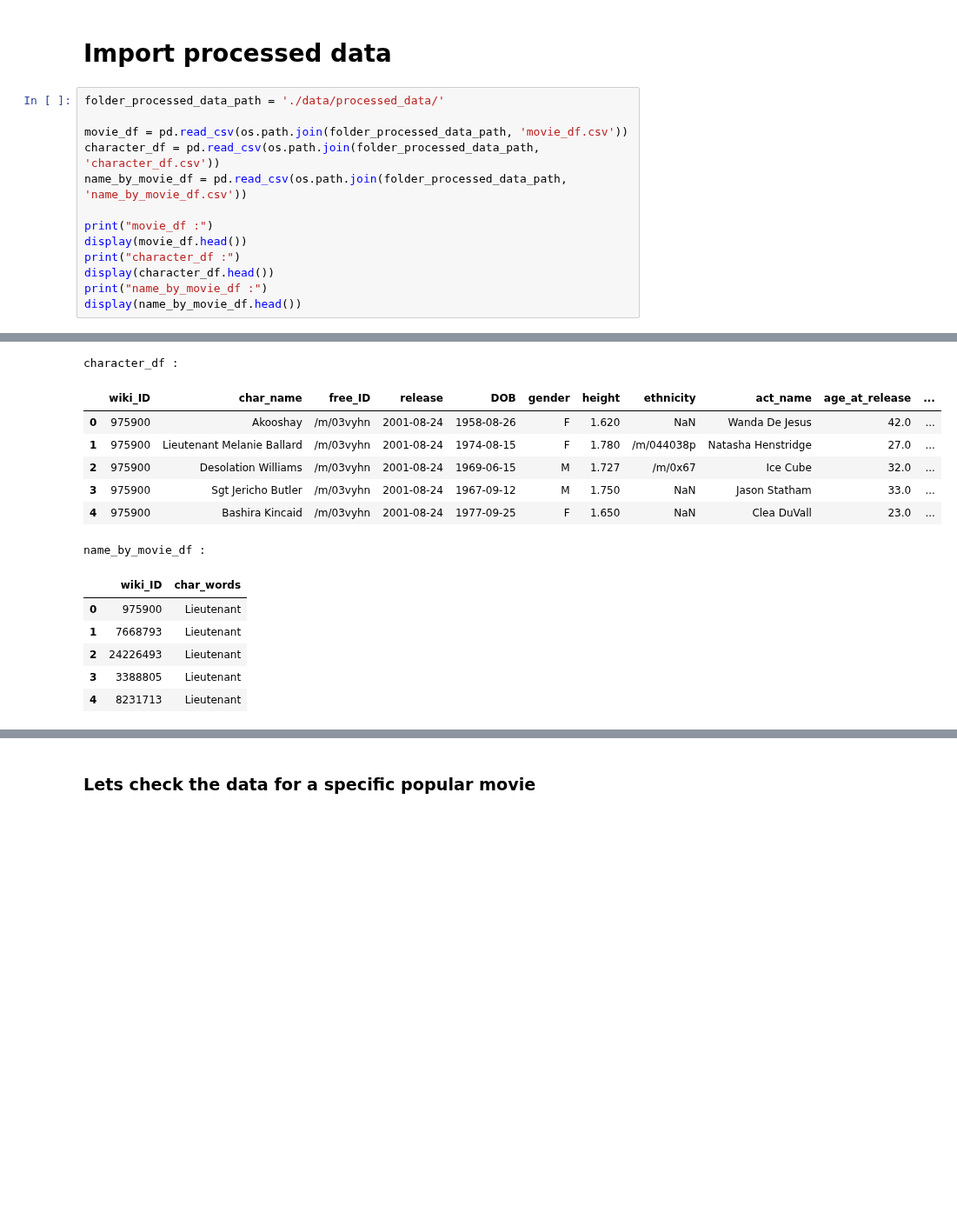
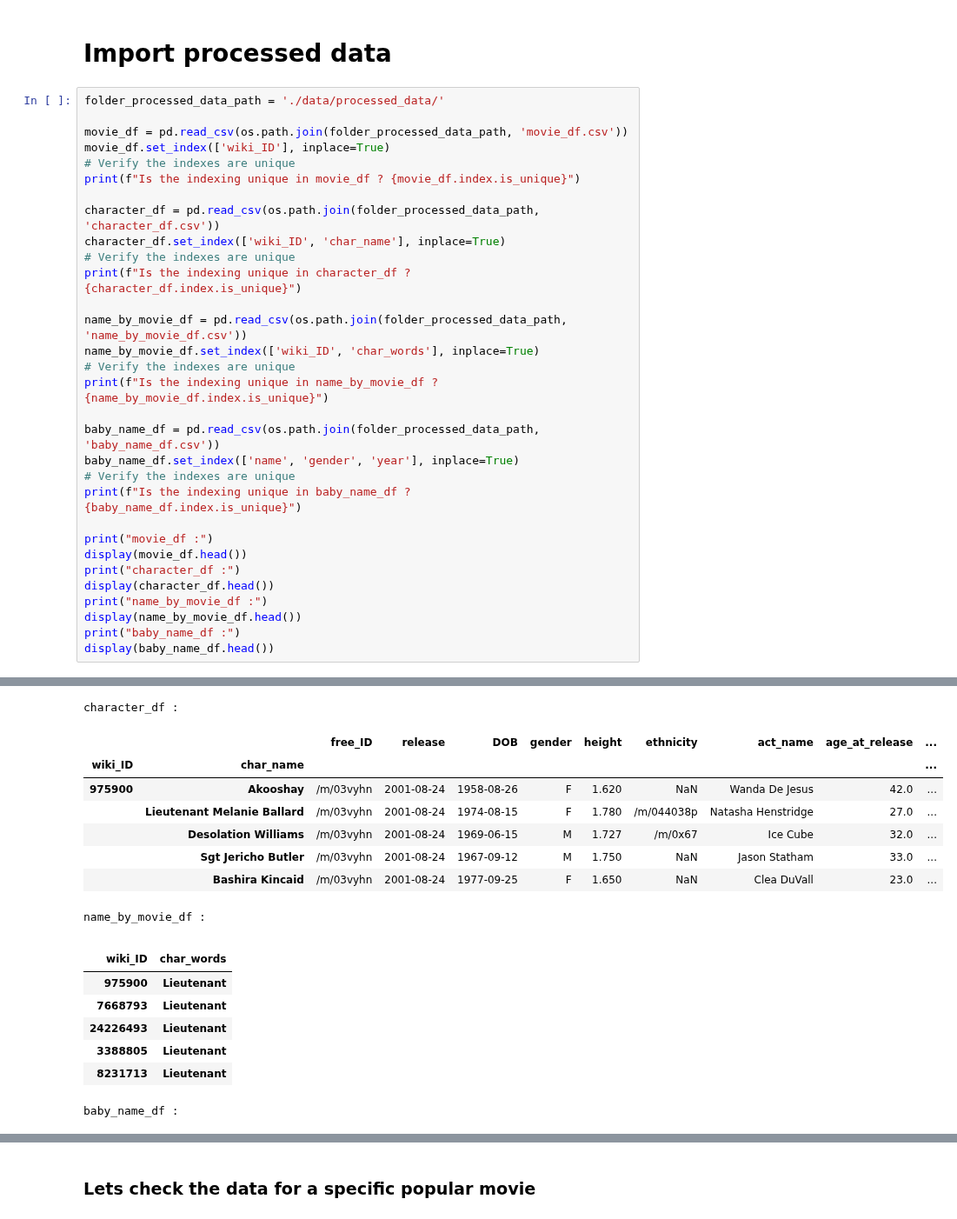
Before and after one commit to epfl-ada/ada-2023-project-abadakor, a Jupyter notebook: ada_project_P2.ipynb, the cells around one changed output, grey strips where cells are left out. Shown at 87% size. Cells and saved outputs as stored; diff of their text form; blank space fills up the shorter version.

```diff
--- a/ada_project_P2.ipynb
+++ b/ada_project_P2.ipynb
@@ -10,8 +10,24 @@ import os
 folder_processed_data_path = './data/processed_data/'
 
 movie_df = pd.read_csv(os.path.join(folder_processed_data_path, 'movie_df.csv'))
+movie_df.set_index(['wiki_ID'], inplace=True)
+# Verify the indexes are unique
+print(f"Is the indexing unique in movie_df ? {movie_df.index.is_unique}")
+
 character_df = pd.read_csv(os.path.join(folder_processed_data_path, 'character_df.csv'))
+character_df.set_index(['wiki_ID', 'char_name'], inplace=True)
+# Verify the indexes are unique
+print(f"Is the indexing unique in character_df ? {character_df.index.is_unique}")
+
 name_by_movie_df = pd.read_csv(os.path.join(folder_processed_data_path, 'name_by_movie_df.csv'))
+name_by_movie_df.set_index(['wiki_ID', 'char_words'], inplace=True)
+# Verify the indexes are unique
+print(f"Is the indexing unique in name_by_movie_df ? {name_by_movie_df.index.is_unique}")
+
+baby_name_df = pd.read_csv(os.path.join(folder_processed_data_path, 'baby_name_df.csv'))
+baby_name_df.set_index(['name', 'gender', 'year'], inplace=True)
+# Verify the indexes are unique
+print(f"Is the indexing unique in baby_name_df ? {baby_name_df.index.is_unique}")
 
 print("movie_df :")
 display(movie_df.head())
@@ -19,4 +35,6 @@ print("character_df :")
 display(character_df.head())
 print("name_by_movie_df :")
 display(name_by_movie_df.head())
+print("baby_name_df :")
+display(baby_name_df.head())
 # %% [output]
@@ -30,14 +53,17 @@ movie_df :
 character_df :
-|  | wiki_ID | char_name | free_ID | release | DOB | gender | height | ethnicity | act_name | age_at_release | ... |
-| 0 | 975900 | Akooshay | /m/03vyhn | 2001-08-24 | 1958-08-26 | F | 1.620 | NaN | Wanda De Jesus | 42.0 | ... |
-| 1 | 975900 | Lieutenant Melanie Ballard | /m/03vyhn | 2001-08-24 | 1974-08-15 | F | 1.780 | /m/044038p | Natasha Henstridge | 27.0 | ... |
-| 2 | 975900 | Desolation Williams | /m/03vyhn | 2001-08-24 | 1969-06-15 | M | 1.727 | /m/0x67 | Ice Cube | 32.0 | ... |
-| 3 | 975900 | Sgt Jericho Butler | /m/03vyhn | 2001-08-24 | 1967-09-12 | M | 1.750 | NaN | Jason Statham | 33.0 | ... |
-| 4 | 975900 | Bashira Kincaid | /m/03vyhn | 2001-08-24 | 1977-09-25 | F | 1.650 | NaN | Clea DuVall | 23.0 | ... |
+|  |  | free_ID | release | DOB | gender | height | ethnicity | act_name | age_at_release | ... |
+| wiki_ID | char_name |  |  |  |  |  |  |  |  | ... |
+| 975900 | Akooshay | /m/03vyhn | 2001-08-24 | 1958-08-26 | F | 1.620 | NaN | Wanda De Jesus | 42.0 | ... |
+|  | Lieutenant Melanie Ballard | /m/03vyhn | 2001-08-24 | 1974-08-15 | F | 1.780 | /m/044038p | Natasha Henstridge | 27.0 | ... |
+|  | Desolation Williams | /m/03vyhn | 2001-08-24 | 1969-06-15 | M | 1.727 | /m/0x67 | Ice Cube | 32.0 | ... |
+|  | Sgt Jericho Butler | /m/03vyhn | 2001-08-24 | 1967-09-12 | M | 1.750 | NaN | Jason Statham | 33.0 | ... |
+|  | Bashira Kincaid | /m/03vyhn | 2001-08-24 | 1977-09-25 | F | 1.650 | NaN | Clea DuVall | 23.0 | ... |
 name_by_movie_df :
-|  | wiki_ID | char_words |
-| 0 | 975900 | Lieutenant |
-| 1 | 7668793 | Lieutenant |
-| 2 | 24226493 | Lieutenant |
-| 3 | 3388805 | Lieutenant |
-| 4 | 8231713 | Lieutenant |
+|  |  |
+| wiki_ID | char_words |
+| 975900 | Lieutenant |
+| 7668793 | Lieutenant |
+| 24226493 | Lieutenant |
+| 3388805 | Lieutenant |
+| 8231713 | Lieutenant |
+baby_name_df :
```
Also changed, not shown: parts of 3 cells of this notebook, 2 other files.
